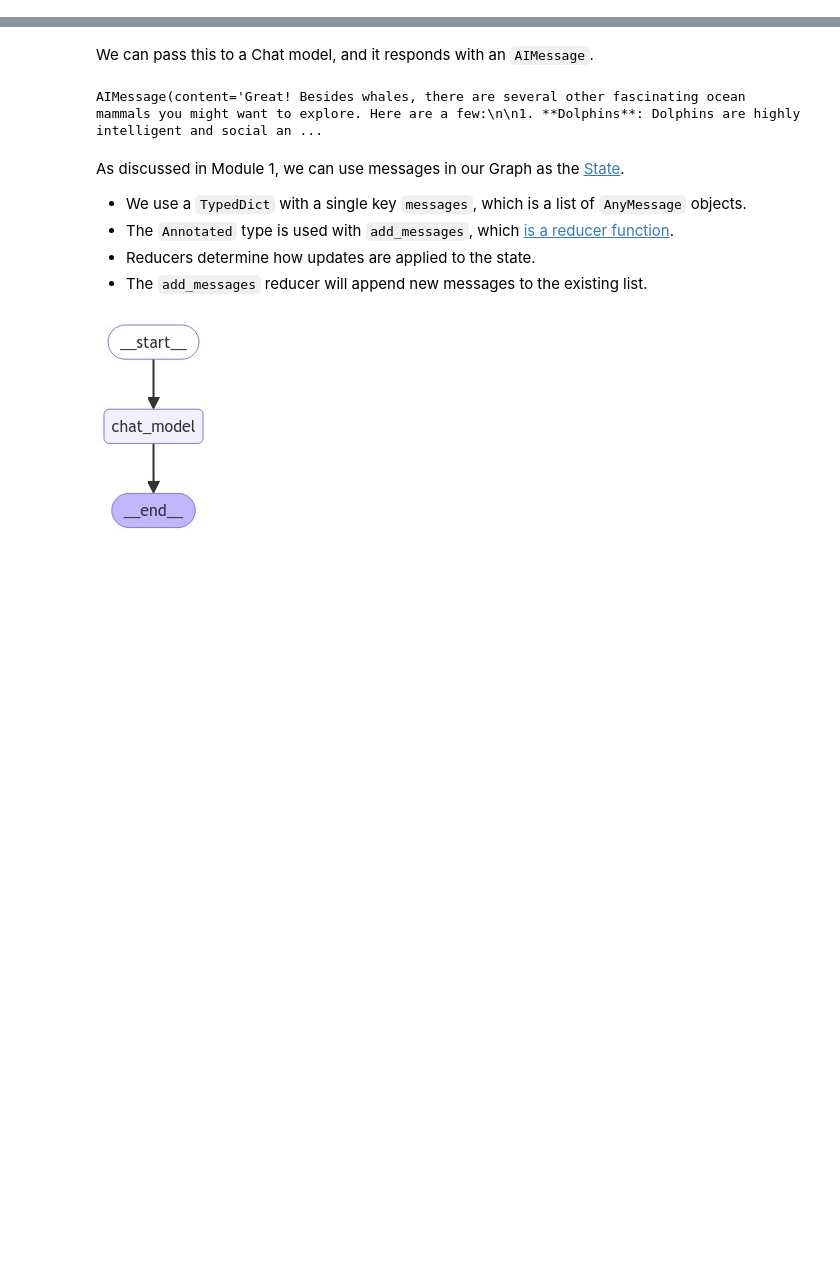
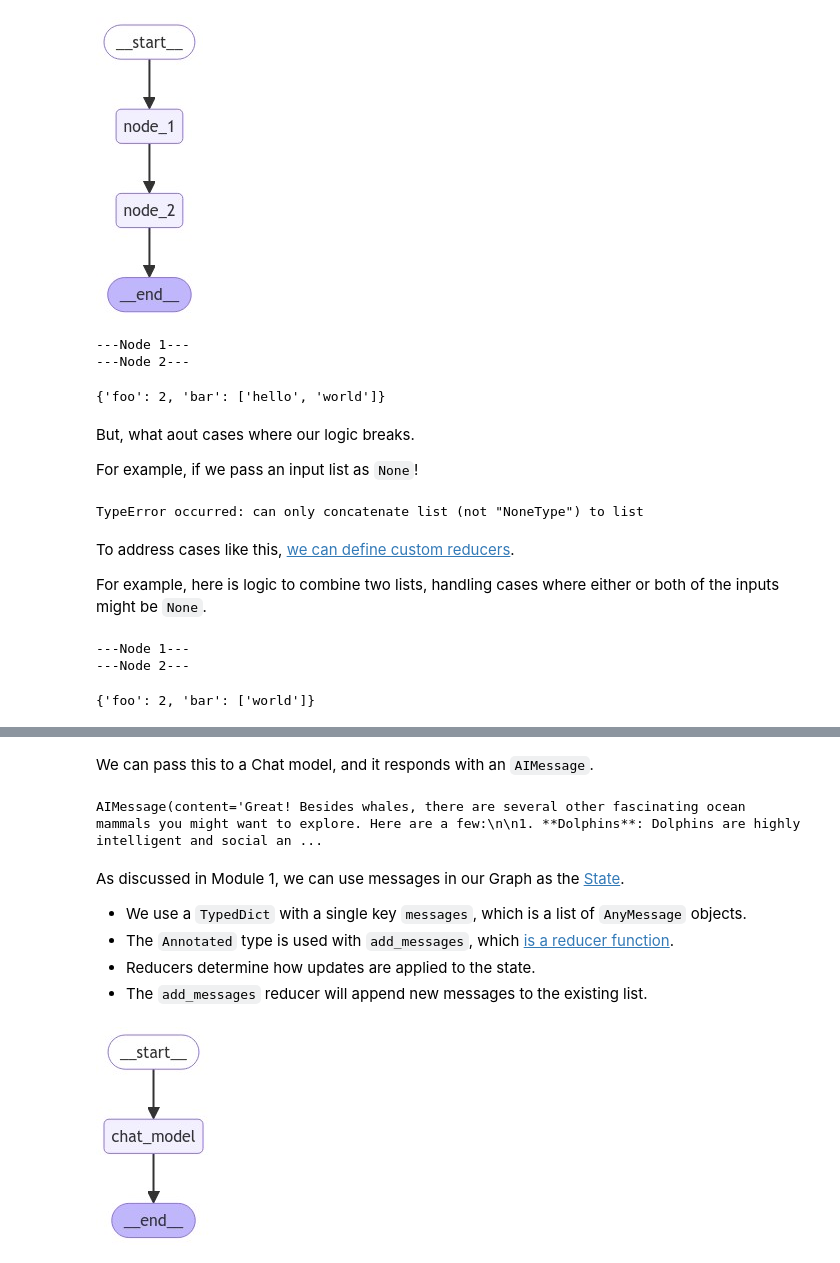
Before and after one commit to pedrobergaglio/langgraph-research, a Jupyter notebook: LangChain-Academy-Module-2.ipynb, the cells around one changed output, grey strips where cells are left out. Cells and saved outputs as stored; diff of their text form; code cells hidden in the pictures; blank space fills up the shorter version.

```diff
--- a/LangChain-Academy-Module-2.ipynb
+++ b/LangChain-Academy-Module-2.ipynb
@@ -0,0 +113,54 @@
+# %%
+from typing import Annotated
+from operator import add
+
+class State(TypedDict):
+    foo: int
+    bar: Annotated[list[str], add]
+
+def node_1(state):
+    print("---Node 1---")
+    return {"foo": state['foo'] + 1}
+
+def node_2(state):
+    print("---Node 2---")
+    return {"bar": ["world"]}
+
+# Build graph
+builder = StateGraph(State)
+builder.add_node("node_1", node_1)
+builder.add_node("node_2", node_2)
+
+# Logic
+builder.add_edge(START, "node_1")
+builder.add_edge("node_1", "node_2")
+builder.add_edge("node_2", END)
+
+# Add
+graph = builder.compile()
+
+# View
+display(Image(graph.get_graph().draw_mermaid_png()))
+# %% [output]
+[figure, added]
+# %%
+graph.invoke({"foo" : 1, "bar": ["hello"]})
+# %% [output]
+---Node 1---
+---Node 2---
+{'foo': 2, 'bar': ['hello', 'world']}
+# %% [markdown]
+But, what aout cases where our logic breaks.
+
+For example, if we pass an input list as `None`!
+# %%
+try:
+    graph.invoke({"foo" : 1, "bar": None})
+except TypeError as e:
+    print(f"TypeError occurred: {e}")
+# %% [output]
+TypeError occurred: can only concatenate list (not "NoneType") to list
+# %% [markdown]
+To address cases like this, [we can define custom reducers](https://langchain-ai.github.io/langgraph/how-tos/subgraph/#custom-reducer-functions-to-manage-state).
+
+For example, here is logic to combine two lists, handling cases where either or both of the inputs might be `None`.
@@ -0,0 +203,6 @@
+# %%
+graph.invoke({"foo" : 1, "bar": None})
+# %% [output]
+---Node 1---
+---Node 2---
+{'foo': 2, 'bar': ['world']}
```
Also changed, not shown: parts of 18 cells of this notebook.
